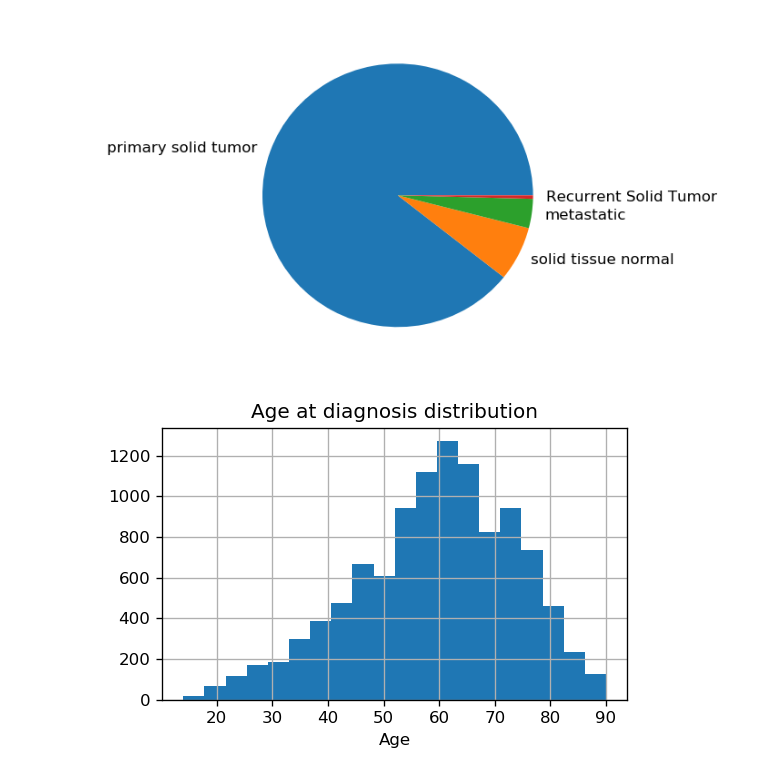
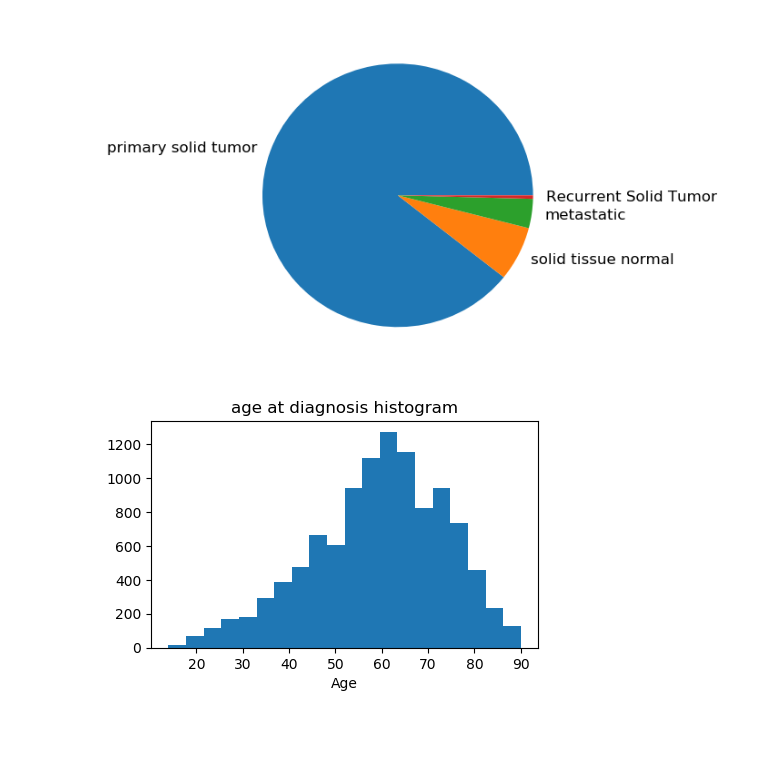
Before and after one commit to jvivian/DeepTCGA, a Jupyter notebook: Preprocessing.ipynb, the cells around one changed output. Drawn from its saved outputs; the diff is of its cells as text; code cells hidden in the pictures; blank space fills up the shorter version.

```diff
--- a/Preprocessing.ipynb
+++ b/Preprocessing.ipynb
@@ -205,10 +205,10 @@ for each_label in ["tissue", "gender", "tumor"]:
 [figure]
 [figure]
 # %%
-fig, ax = plt.subplots(ncols=1, nrows=1, figsize=(5,3), dpi=120)
-label_df.label_age.dropna().astype("float").hist(bins=20)
-plt.title("Age at diagnosis distribution")
-plt.xlabel("Age")
-plt.show()
+def plot_age_dist(ages, title):
+    fig, ax = plt.subplots(ncols=1, nrows=1, figsize=(5,3), dpi=100)
+    plt.hist(ages, bins=20)
+    plt.title(title)
+    plt.xlabel("Age")
+    plt.grid("off")
+    plt.show()
-# %% [output]
-[figure, removed]
@@ -216,0 +215,5 @@ label_df.to_csv("./data/labels.csv")
+# %%
+ages = label_df.label_age.dropna().astype("float").as_matrix()
+plot_age_dist(ages, "age at diagnosis histogram")
+# %% [output]
+[figure, added]
```
Also changed, not shown: parts of 3 cells of this notebook.
